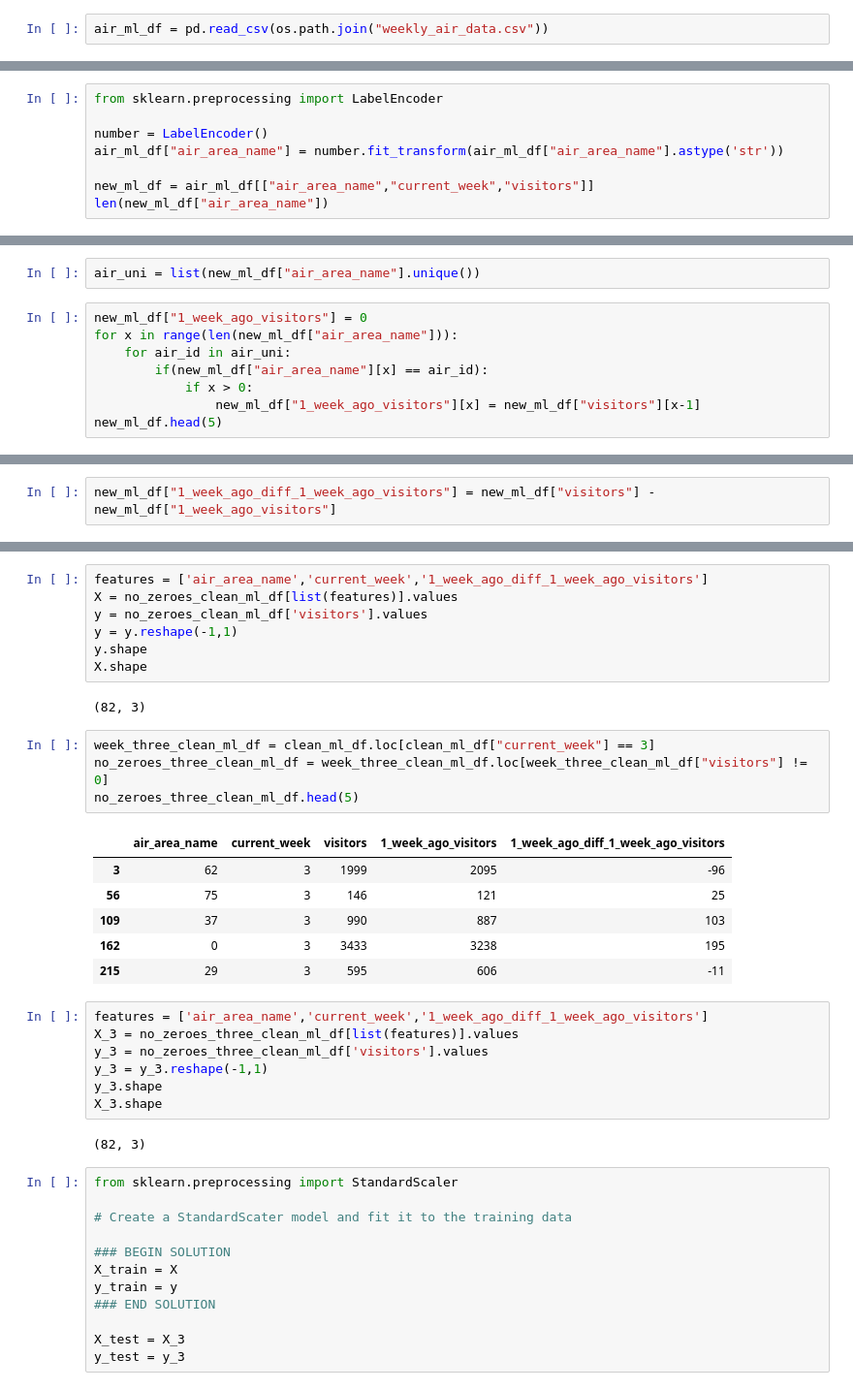
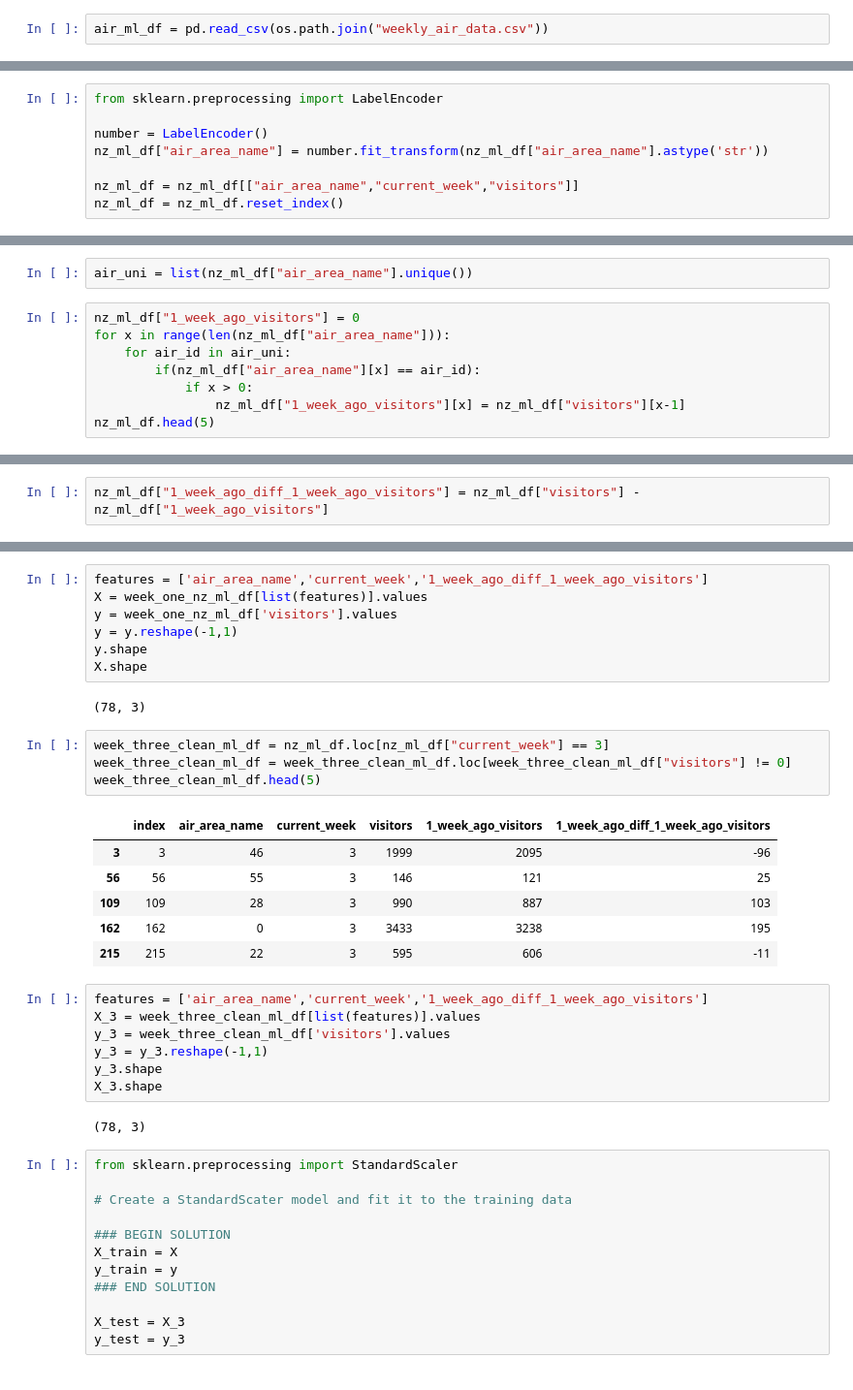
Before and after one commit to Gan001/dataviz-final-project, a Jupyter notebook: ML_Air.ipynb, the cells around one changed output, grey strips where cells are left out. Shown: that part at 97% size. Cells and saved outputs as stored; diff of their text form.

```diff
--- a/ML_Air.ipynb
+++ b/ML_Air.ipynb
@@ -29,7 +51,7 @@ plt.plot(x,y)
 from sklearn.preprocessing import LabelEncoder
 
 number = LabelEncoder()
-air_ml_df["air_area_name"] = number.fit_transform(air_ml_df["air_area_name"].astype('str'))
+nz_ml_df["air_area_name"] = number.fit_transform(nz_ml_df["air_area_name"].astype('str'))
 
-new_ml_df = air_ml_df[["air_area_name","current_week","visitors"]]
-len(new_ml_df["air_area_name"])
+nz_ml_df = nz_ml_df[["air_area_name","current_week","visitors"]]
+nz_ml_df = nz_ml_df.reset_index()
@@ -38,11 +62,11 @@ len(new_ml_df["air_area_name"])
 # %%
-air_uni = list(new_ml_df["air_area_name"].unique())
+air_uni = list(nz_ml_df["air_area_name"].unique())
 # %%
-new_ml_df["1_week_ago_visitors"] = 0
-for x in range(len(new_ml_df["air_area_name"])):
+nz_ml_df["1_week_ago_visitors"] = 0
+for x in range(len(nz_ml_df["air_area_name"])):
     for air_id in air_uni:
-        if(new_ml_df["air_area_name"][x] == air_id):
+        if(nz_ml_df["air_area_name"][x] == air_id):
             if x > 0:
-                new_ml_df["1_week_ago_visitors"][x] = new_ml_df["visitors"][x-1]
-new_ml_df.head(5)
+                nz_ml_df["1_week_ago_visitors"][x] = nz_ml_df["visitors"][x-1]
+nz_ml_df.head(5)
 # %% [output]
@@ -55,3 +79,3 @@ new_ml_df.head(5)
 # %%
-new_ml_df["1_week_ago_diff_1_week_ago_visitors"] = new_ml_df["visitors"] - new_ml_df["1_week_ago_visitors"]
+nz_ml_df["1_week_ago_diff_1_week_ago_visitors"] = nz_ml_df["visitors"] - nz_ml_df["1_week_ago_visitors"]
 # %%
@@ -105,32 +105,32 @@ no_zeroes_clean_ml_df
 # %%
 features = ['air_area_name','current_week','1_week_ago_diff_1_week_ago_visitors']
-X = no_zeroes_clean_ml_df[list(features)].values
-y = no_zeroes_clean_ml_df['visitors'].values
+X = week_one_nz_ml_df[list(features)].values
+y = week_one_nz_ml_df['visitors'].values
 y = y.reshape(-1,1)
 y.shape
 X.shape
 # %% [output]
-(82, 3)
+(78, 3)
 # %%
-week_three_clean_ml_df = clean_ml_df.loc[clean_ml_df["current_week"] == 3]
-no_zeroes_three_clean_ml_df = week_three_clean_ml_df.loc[week_three_clean_ml_df["visitors"] != 0]
-no_zeroes_three_clean_ml_df.head(5)
+week_three_clean_ml_df = nz_ml_df.loc[nz_ml_df["current_week"] == 3]
+week_three_clean_ml_df = week_three_clean_ml_df.loc[week_three_clean_ml_df["visitors"] != 0]
+week_three_clean_ml_df.head(5)
 # %% [output]
-|  | air_area_name | current_week | visitors | 1_week_ago_visitors | 1_week_ago_diff_1_week_ago_visitors |
-| 3 | 62 | 3 | 1999 | 2095 | -96 |
-| 56 | 75 | 3 | 146 | 121 | 25 |
-| 109 | 37 | 3 | 990 | 887 | 103 |
-| 162 | 0 | 3 | 3433 | 3238 | 195 |
-| 215 | 29 | 3 | 595 | 606 | -11 |
+|  | index | air_area_name | current_week | visitors | 1_week_ago_visitors | 1_week_ago_diff_1_week_ago_visitors |
+| 3 | 3 | 46 | 3 | 1999 | 2095 | -96 |
+| 56 | 56 | 55 | 3 | 146 | 121 | 25 |
+| 109 | 109 | 28 | 3 | 990 | 887 | 103 |
+| 162 | 162 | 0 | 3 | 3433 | 3238 | 195 |
+| 215 | 215 | 22 | 3 | 595 | 606 | -11 |
 # %%
 features = ['air_area_name','current_week','1_week_ago_diff_1_week_ago_visitors']
-X_3 = no_zeroes_three_clean_ml_df[list(features)].values
-y_3 = no_zeroes_three_clean_ml_df['visitors'].values
+X_3 = week_three_clean_ml_df[list(features)].values
+y_3 = week_three_clean_ml_df['visitors'].values
 y_3 = y_3.reshape(-1,1)
 y_3.shape
 X_3.shape
 # %% [output]
-(82, 3)
+(78, 3)
 # %%
 from sklearn.preprocessing import StandardScaler
 
```
Also changed, not shown: parts of 22 cells of this notebook, 1 other file.
